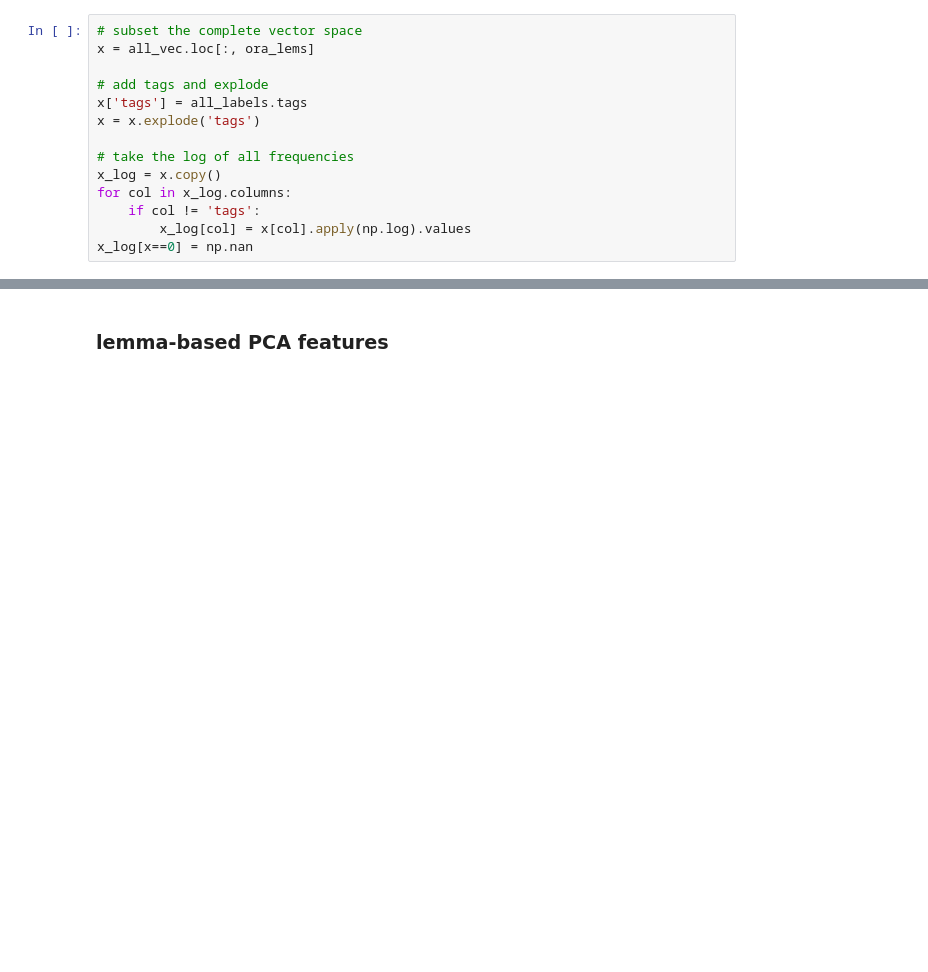
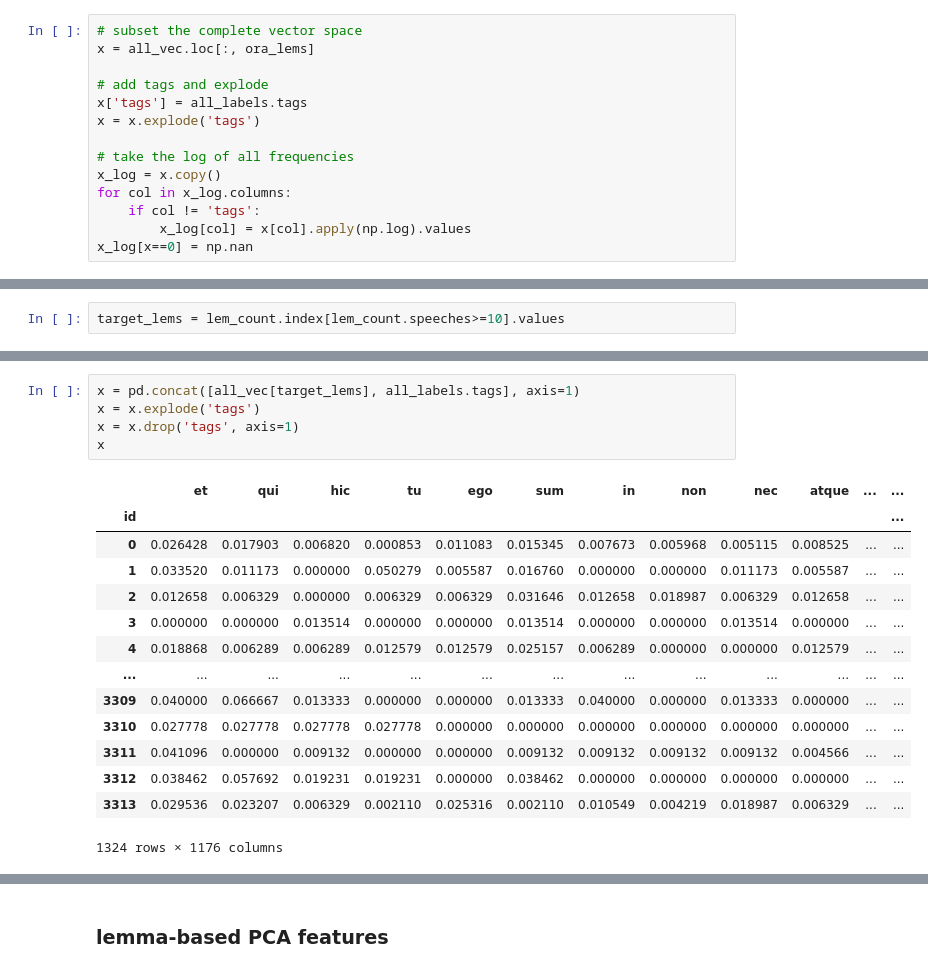
Before and after one commit to cwf2/dices-mta, a Jupyter notebook: Seneca vs Flavians.ipynb, the cells around one changed output, grey strips where cells are left out. Saved outputs shown, nothing was run; the diff lists cells and outputs as text; blank space fills up the shorter version.

```diff
--- a/Seneca vs Flavians.ipynb
+++ b/Seneca vs Flavians.ipynb
@@ -609,0 +932,2 @@ plt.show()
+# %%
+target_lems = lem_count.index[lem_count.speeches>=10].values
@@ -609,0 +938,20 @@ plt.show()
+# %%
+x = pd.concat([all_vec[target_lems], all_labels.tags], axis=1)
+x = x.explode('tags')
+x = x.drop('tags', axis=1)
+x
+# %% [output]
+|  | et | qui | hic | tu | ego | sum | in | non | nec | atque | ... | ... |
+| id |  |  |  |  |  |  |  |  |  |  |  | ... |
+| 0 | 0.026428 | 0.017903 | 0.006820 | 0.000853 | 0.011083 | 0.015345 | 0.007673 | 0.005968 | 0.005115 | 0.008525 | ... | ... |
+| 1 | 0.033520 | 0.011173 | 0.000000 | 0.050279 | 0.005587 | 0.016760 | 0.000000 | 0.000000 | 0.011173 | 0.005587 | ... | ... |
+| 2 | 0.012658 | 0.006329 | 0.000000 | 0.006329 | 0.006329 | 0.031646 | 0.012658 | 0.018987 | 0.006329 | 0.012658 | ... | ... |
+| 3 | 0.000000 | 0.000000 | 0.013514 | 0.000000 | 0.000000 | 0.013514 | 0.000000 | 0.000000 | 0.013514 | 0.000000 | ... | ... |
+| 4 | 0.018868 | 0.006289 | 0.006289 | 0.012579 | 0.012579 | 0.025157 | 0.006289 | 0.000000 | 0.000000 | 0.012579 | ... | ... |
+| ... | ... | ... | ... | ... | ... | ... | ... | ... | ... | ... | ... | ... |
+| 3309 | 0.040000 | 0.066667 | 0.013333 | 0.000000 | 0.000000 | 0.013333 | 0.040000 | 0.000000 | 0.013333 | 0.000000 | ... | ... |
+| 3310 | 0.027778 | 0.027778 | 0.027778 | 0.027778 | 0.000000 | 0.000000 | 0.000000 | 0.000000 | 0.000000 | 0.000000 | ... | ... |
+| 3311 | 0.041096 | 0.000000 | 0.009132 | 0.000000 | 0.000000 | 0.009132 | 0.009132 | 0.009132 | 0.009132 | 0.004566 | ... | ... |
+| 3312 | 0.038462 | 0.057692 | 0.019231 | 0.019231 | 0.000000 | 0.038462 | 0.000000 | 0.000000 | 0.000000 | 0.000000 | ... | ... |
+| 3313 | 0.029536 | 0.023207 | 0.006329 | 0.002110 | 0.025316 | 0.002110 | 0.010549 | 0.004219 | 0.018987 | 0.006329 | ... | ... |
+1324 rows × 1176 columns
```
Also changed, not shown: parts of 73 cells of this notebook, 1 other file.
